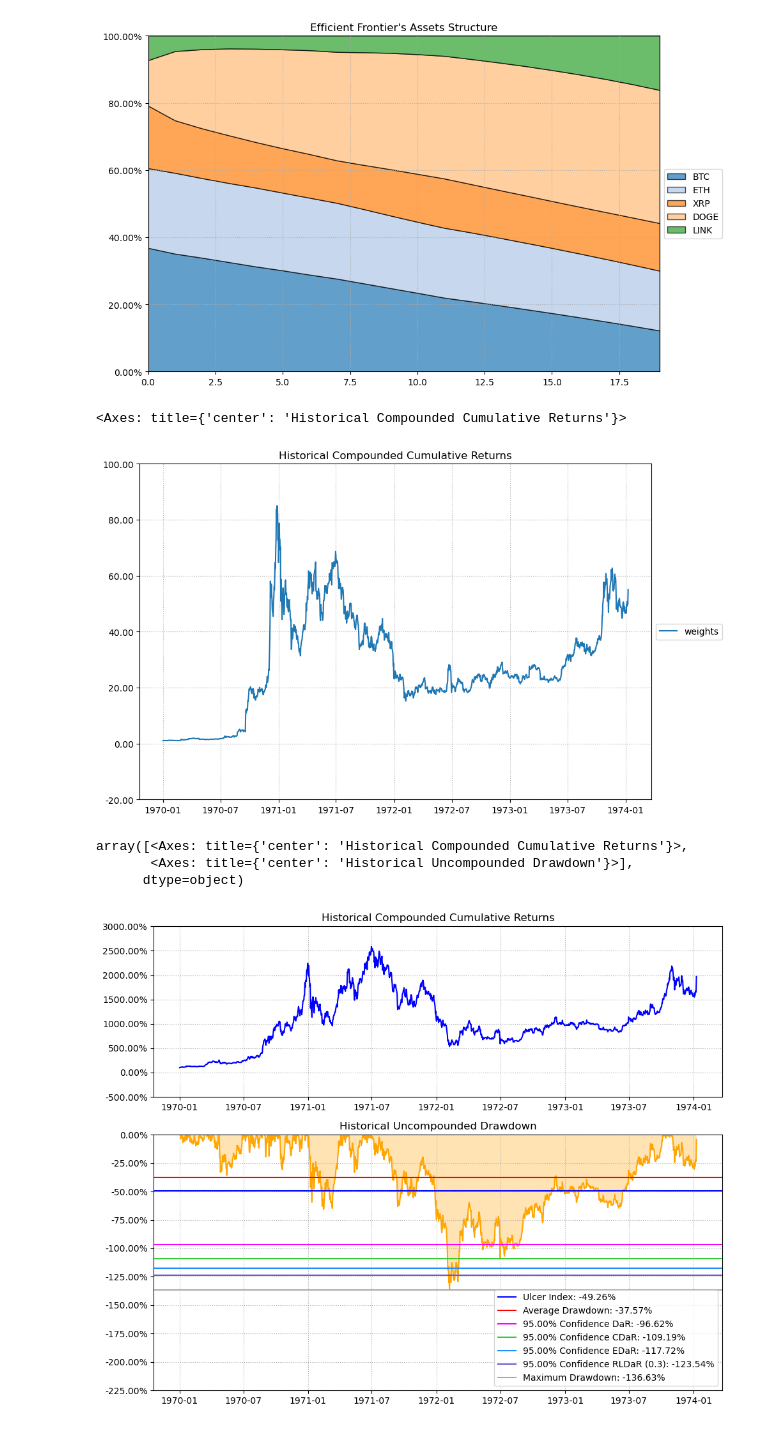
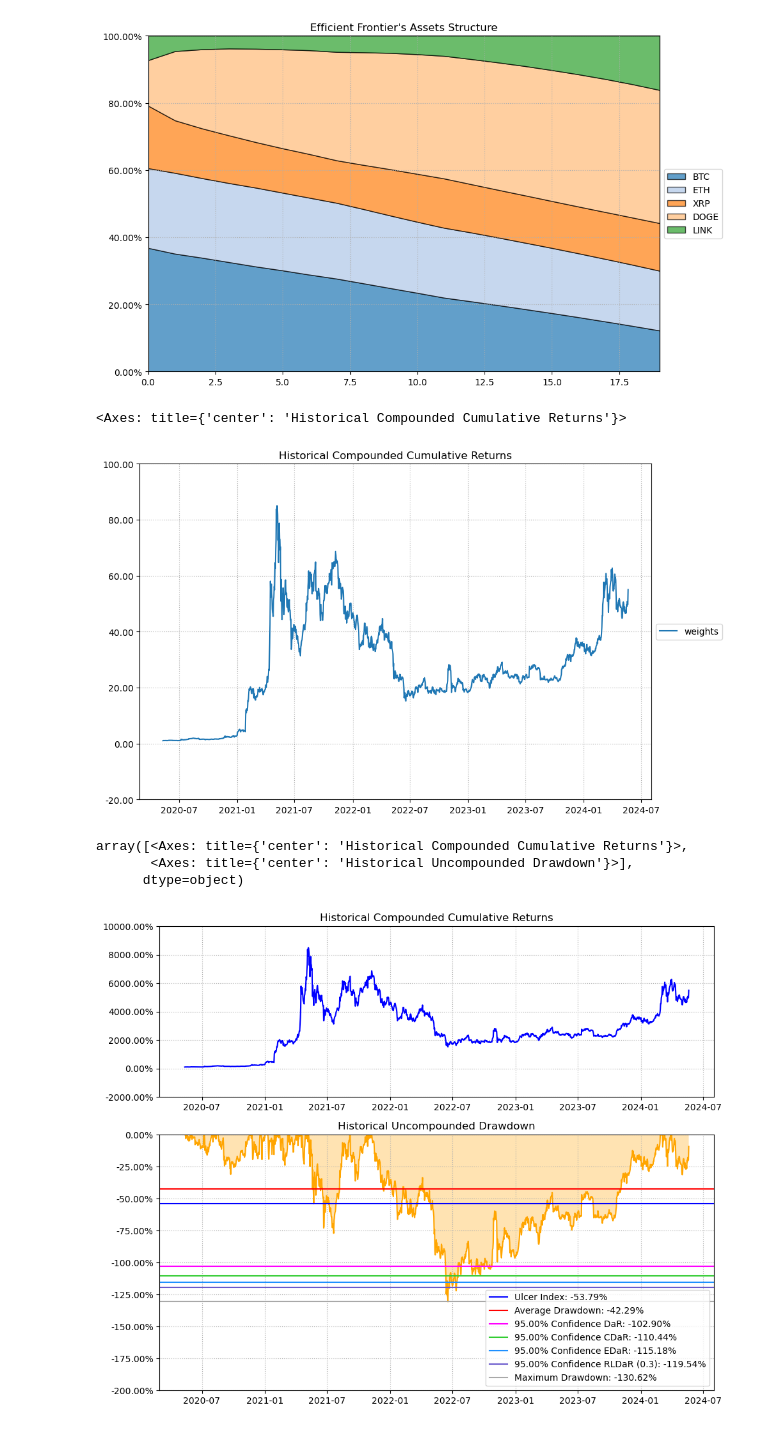
Before and after one commit to bamarasingam/meme_portfolio, a Jupyter notebook: riskfolio_port.ipynb, the cells around one changed output. Cells and saved outputs as stored; diff of their text form; code cells hidden in the pictures.

```diff
--- a/riskfolio_port.ipynb
+++ b/riskfolio_port.ipynb
@@ -7,6 +7,7 @@ import matplotlib.pyplot as plt
 # %%
 df = pd.read_csv('yf_df.csv')
 df.set_index('Date', inplace = True)
+df.index = pd.to_datetime(df.index)
 df
 # %% [output]
 |  | BTC | ETH | XRP | DOGE | LINK |
@@ -82,7 +83,7 @@ Date
 Name: Adj Close, Length: 1013, dtype: float64
 # %%
 #Building portfolio object
-port = rf.Portfolio(returns, nea = 4)
+port = rp.Portfolio(returns, nea = 4)
 
 port.assets_stats(
     method_mu = 'hist', #Selected method to estimate expected returns based on historical data
@@ -171,15 +172,15 @@ ax = rf.plot_frontier_area(w_frontier = frontier,
 [figure]
 # %%
 #Compounded returns
-rf.plot_series(returns = returns, w = w)
+rp.plot_series(returns = returns, w = w)
 # %% [output]
 <Axes: title={'center': 'Historical Compounded Cumulative Returns'}>
-[figure, old version]
+[figure, new version]
 # %%
 #Compounded returns + max drawdown
-rf.plot_drawdown(returns, w = w)
+rp.plot_drawdown(returns, w)
 # %% [output]
 array([<Axes: title={'center': 'Historical Compounded Cumulative Returns'}>,
        <Axes: title={'center': 'Historical Uncompounded Drawdown'}>],
       dtype=object)
-[figure, old version]
+[figure, new version]
```
Also changed, not shown: parts of 12 cells of this notebook, 1 other file.
